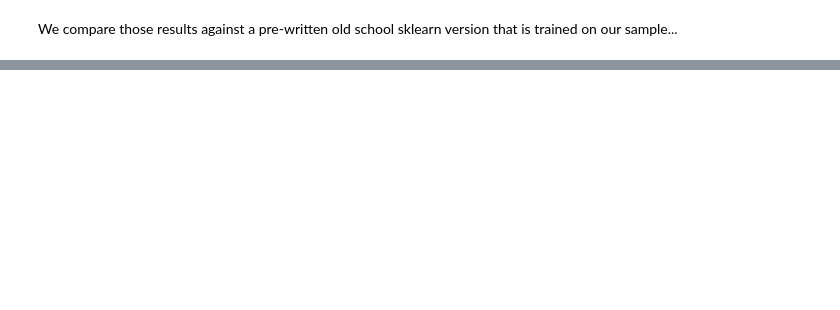
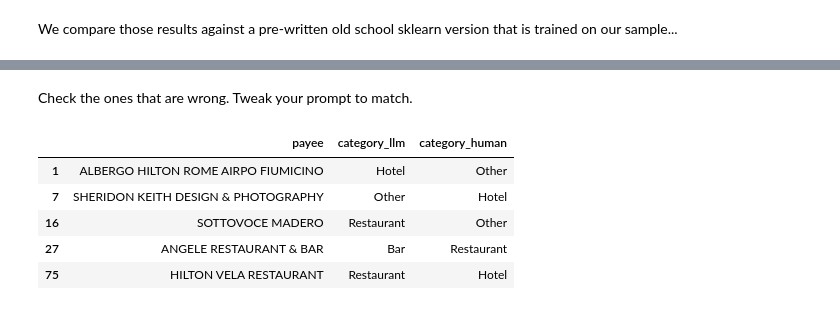
Before and after one commit to profrobwells/first-llm-classifier, a Jupyter notebook: _notebooks/classify.ipynb, the cells around one changed output, grey strips where cells are left out. Cells and saved outputs as stored; diff of their text form; code cells hidden in the pictures; blank space fills up the shorter version.

```diff
--- a/_notebooks/classify.ipynb
+++ b/_notebooks/classify.ipynb
@@ -768,0 +1019,2 @@ We compare those results against a pre-written old school sklearn version that i
+# %%
+llm_output = classify_batches(list(test_input.payee), batch_size=10)
@@ -768,0 +1024,20 @@ We compare those results against a pre-written old school sklearn version that i
+# %%
+llm_df = pd.DataFrame(llm_output.items(), columns=["payee", "category"])
+# %% [markdown]
+Check the ones that are wrong. Tweak your prompt to match.
+# %%
+proof_df = llm_df.merge(
+    sample_df,
+    on="payee",
+    how="inner",
+    suffixes=["_llm", "_human"]
+)
+# %%
+proof_df[proof_df.category_llm != proof_df.category_human]
+# %% [output]
+|  | payee | category_llm | category_human |
+| 1 | ALBERGO HILTON ROME AIRPO FIUMICINO | Hotel | Other |
+| 7 | SHERIDON KEITH DESIGN & PHOTOGRAPHY | Other | Hotel |
+| 16 | SOTTOVOCE MADERO | Restaurant | Other |
+| 27 | ANGELE RESTAURANT & BAR | Bar | Restaurant |
+| 75 | HILTON VELA RESTAURANT | Restaurant | Hotel |
```
Also changed, not shown: parts of 43 cells of this notebook, 1 other file.
